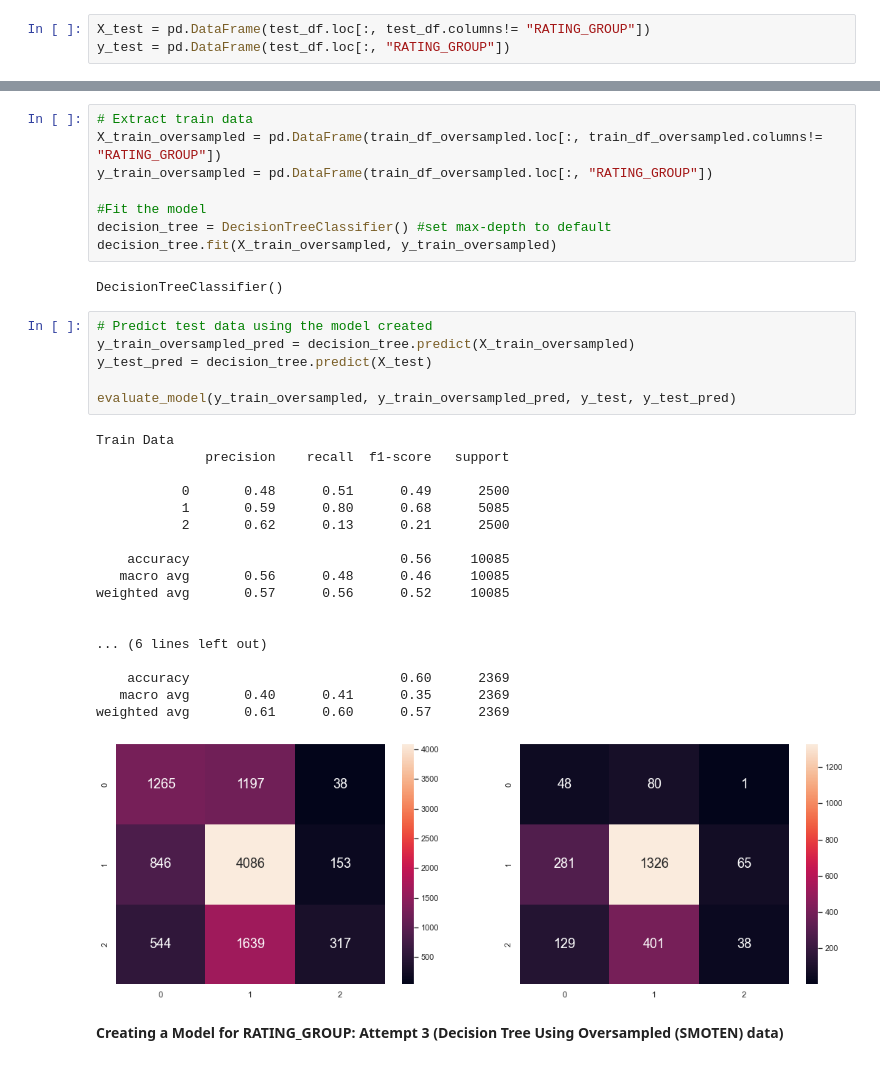
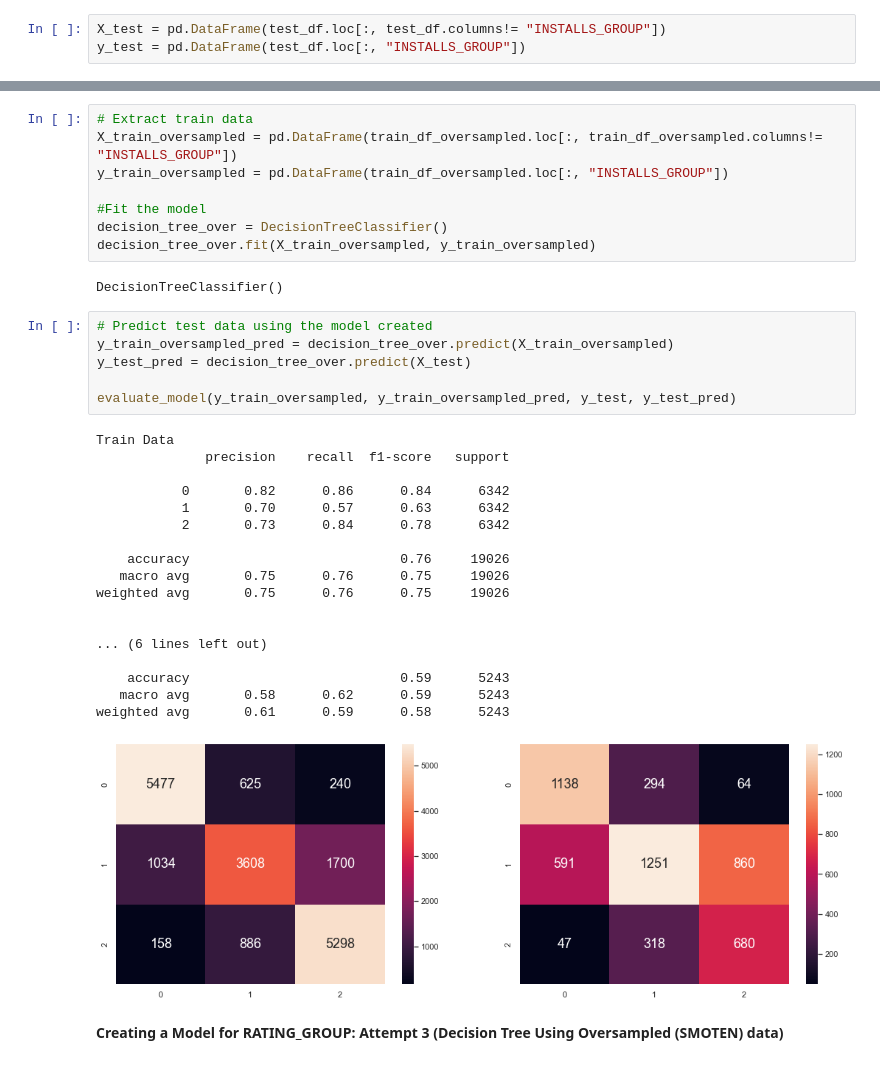
Before and after one commit to limivann/app-performance-predictor, a Jupyter notebook: machine_learning.ipynb, the cells around one changed output, grey strips where cells are left out. Drawn from its saved outputs; the diff is of its cells as text.

```diff
--- a/machine_learning.ipynb
+++ b/machine_learning.ipynb
@@ -42,8 +37,8 @@ test_df = pd.read_csv("./datasets/test.csv")
 # %% [markdown]
 Before we continue, we split the test data into X_test and y_test
 # %%
-X_test = pd.DataFrame(test_df.loc[:, test_df.columns!= "RATING_GROUP"])
-y_test = pd.DataFrame(test_df.loc[:, "RATING_GROUP"])
+X_test = pd.DataFrame(test_df.loc[:, test_df.columns!= "INSTALLS_GROUP"])
+y_test = pd.DataFrame(test_df.loc[:, "INSTALLS_GROUP"])
 # %% [markdown]
 ### Machine learning
 # %% [markdown]
@@ -111,39 +106,39 @@ weighted avg       0.60      0.70      0.60      2369
 **Creating a Model for RATING_GROUP: Attempt 2 (Decision Tree Using Oversampled (Randomly Sampled) data)**
 # %%
 # Extract train data
-X_train_oversampled = pd.DataFrame(train_df_oversampled.loc[:, train_df_oversampled.columns!= "RATING_GROUP"])
-y_train_oversampled = pd.DataFrame(train_df_oversampled.loc[:, "RATING_GROUP"])
+X_train_oversampled = pd.DataFrame(train_df_oversampled.loc[:, train_df_oversampled.columns!= "INSTALLS_GROUP"])
+y_train_oversampled = pd.DataFrame(train_df_oversampled.loc[:, "INSTALLS_GROUP"])
 
 #Fit the model
-decision_tree = DecisionTreeClassifier() #set max-depth to default
-decision_tree.fit(X_train_oversampled, y_train_oversampled)
+decision_tree_over = DecisionTreeClassifier()
+decision_tree_over.fit(X_train_oversampled, y_train_oversampled)
 # %% [output]
 DecisionTreeClassifier()
 # %%
 # Predict test data using the model created
-y_train_oversampled_pred = decision_tree.predict(X_train_oversampled)
-y_test_pred = decision_tree.predict(X_test)
+y_train_oversampled_pred = decision_tree_over.predict(X_train_oversampled)
+y_test_pred = decision_tree_over.predict(X_test)
 
 evaluate_model(y_train_oversampled, y_train_oversampled_pred, y_test, y_test_pred)
 # %% [output]
 Train Data
               precision    recall  f1-score   support
 
-           0       0.48      0.51      0.49      2500
-           1       0.59      0.80      0.68      5085
-           2       0.62      0.13      0.21      2500
+           0       0.82      0.86      0.84      6342
+           1       0.70      0.57      0.63      6342
+           2       0.73      0.84      0.78      6342
 
-    accuracy                           0.56     10085
-   macro avg       0.56      0.48      0.46     10085
-weighted avg       0.57      0.56      0.52     10085
+    accuracy                           0.76     19026
+   macro avg       0.75      0.76      0.75     19026
+weighted avg       0.75      0.76      0.75     19026
 
 
 ... (6 lines left out)
 
-    accuracy                           0.60      2369
-   macro avg       0.40      0.41      0.35      2369
-weighted avg       0.61      0.60      0.57      2369
+    accuracy                           0.59      5243
+   macro avg       0.58      0.62      0.59      5243
+weighted avg       0.61      0.59      0.58      5243
-[figure, old version]
+[figure, new version]
 # %% [markdown]
 **Creating a Model for RATING_GROUP: Attempt 3 (Decision Tree Using Oversampled (SMOTEN) data)**
 # %%
```
Also changed, not shown: parts of 18 cells of this notebook, 6 other files.
